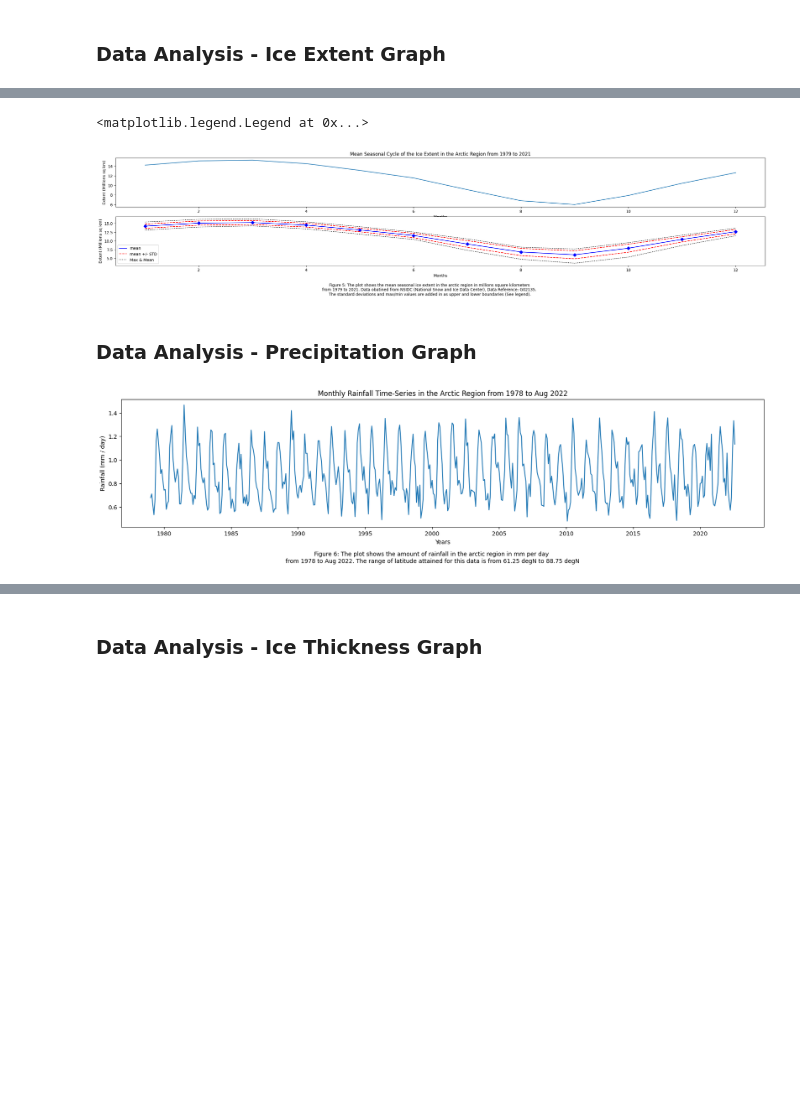
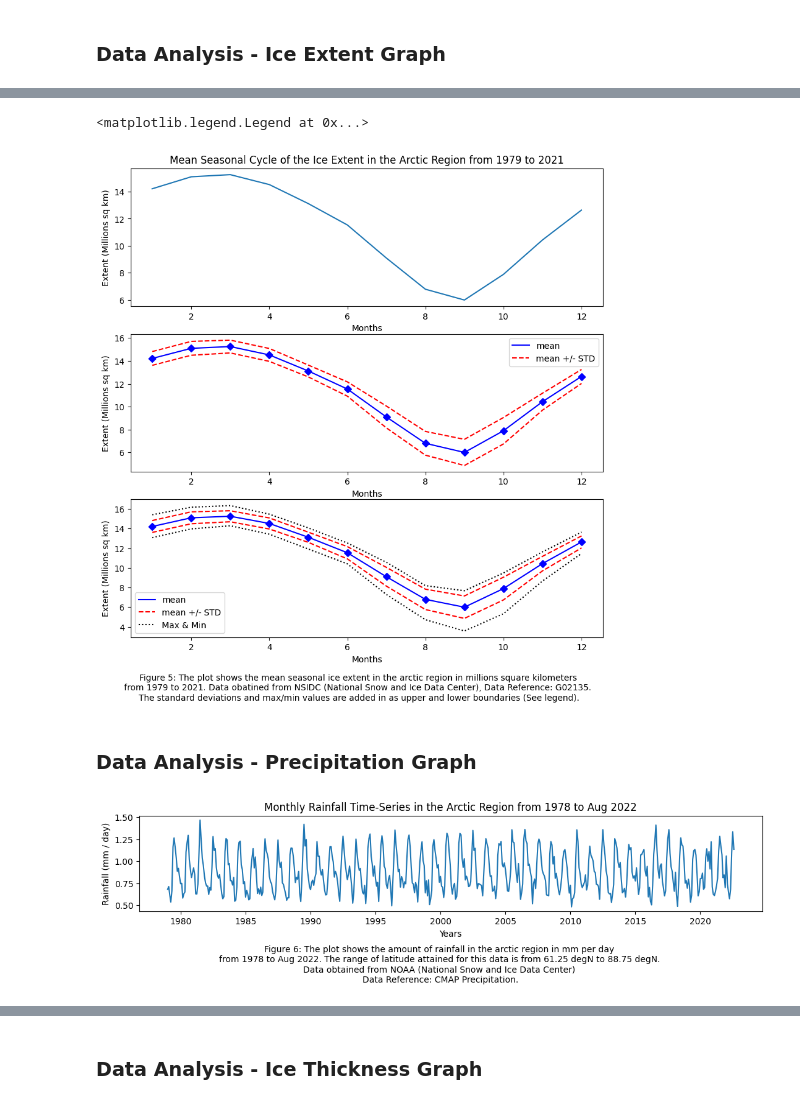
Before and after one commit to gardeneda/Arctic-Ice-vs-Precipitation, a Jupyter notebook: data_management.ipynb, the cells around one changed output, grey strips where cells are left out. Drawn from its saved outputs; the diff is of its cells as text; code cells hidden in the pictures; blank space fills up the shorter version.

```diff
--- a/data_management.ipynb
+++ b/data_management.ipynb
@@ -399,37 +409,48 @@ extent_max = monthly_ice_extent.groupby(monthly_ice_extent.index.month)['extent'
 
 # Get the minimum value of the ice extent for each month in every year.
 extent_min = monthly_ice_extent.groupby(monthly_ice_extent.index.month)['extent'].min()
 
 # Calculate upper std boundary and lower std boundary for graph.
 extent_upper_std = extent_monthly_annual_cycle + extent_std
 extent_lower_std = extent_monthly_annual_cycle - extent_std
 
 # Create Two Subplots to show a generic trend in the top graph and a more in-depth analysis on the bottom.
-fig1, (ax1, ax2) = plt.subplots(2,1,figsize=[30,5])
+fig1, (ax1, ax12, ax2) = plt.subplots(3,1,figsize=[10,10])
 
 # Subplot with general trend
 ax1.plot(extent_monthly_annual_cycle)
 ax1.set_title("Mean Seasonal Cycle of the Ice Extent in the Arctic Region from 1979 to 2021")
 ax1.set_xlabel("Months")
 ax1.set_ylabel("Extent (Millions sq km)")
 
 # Subplot with anomalies and min/max values plotted.
+ax12.plot(extent_monthly_annual_cycle, color='b', label='mean', linestyle='-')
+ax12.plot(extent_monthly_annual_cycle, 'bD')
+ax12.plot(extent_upper_std, color='r', label='mean +/- STD', linestyle='--')
+ax12.plot(extent_lower_std, color='r', linestyle='--')
+ax12.legend()
+# ax12.plot(extent_max, color ='k', label='Max & Min', linestyle=':')
+# ax12.plot(extent_min, color ='k', linestyle=':')
+ax12.set_xlabel("Months")
+ax12.set_ylabel("Extent (Millions sq km)")
+
+# Subplot with anomalies and min/max values plotted.
 ax2.plot(extent_monthly_annual_cycle, color='b', label='mean', linestyle='-')
 ax2.plot(extent_monthly_annual_cycle, 'bD')
 ax2.plot(extent_upper_std, color='r', label='mean +/- STD', linestyle='--')
 ax2.plot(extent_lower_std, color='r', linestyle='--')
-ax2.plot(extent_max, color ='k', label='Max & Mean', linestyle=':')
+ax2.plot(extent_max, color ='k', label='Max & Min', linestyle=':')
 ax2.plot(extent_min, color ='k', linestyle=':')
 ax2.set_xlabel("Months")
 ax2.set_ylabel("Extent (Millions sq km)")
-plt.figtext(0.5, -0.1, "Figure 5: The plot shows the mean seasonal ice extent in the arctic region in millions square kilometers \n"
+plt.figtext(0.5, 0.009, "Figure 5: The plot shows the mean seasonal ice extent in the arctic region in millions square kilometers \n"
                         + "from 1979 to 2021. Data obatined from NSIDC (National Snow and Ice Data Center), Data Reference: G02135. \n"
                         + "The standard deviations and max/min values are added in as upper and lower boundaries (See legend)."
             , wrap=True, horizontalalignment='center', fontsize=10)
 ax2.legend()
 # %% [output]
 <matplotlib.legend.Legend at 0x...>
-[figure, old version]
+[figure, new version]
 # %% [markdown]
 <h3>Data Analysis - Precipitation Graph</h3>
 # %%
@@ -445,17 +466,19 @@ precipitation_mean_monthly_raw = precipitation_mean_monthly_values.to_timestamp(
 # Isolate the specific column of data we need, which is 'precip' in this case.
 precipitation_mean_monthly = precipitation_mean_monthly_raw['precip']
 
-plt.figure(figsize=(20, 4))
+plt.figure(figsize=(13, 2))
 plt.plot(precipitation_mean_monthly)
 plt.xlabel("Years")
 plt.ylabel("Rainfall (mm / day)")
 plt.title("Monthly Rainfall Time-Series in the Arctic Region from 1978 to Aug 2022")
-plt.figtext(0.5, -0.1, "Figure 6: The plot shows the amount of rainfall in the arctic region in mm per day \n"
-                        + "from 1978 to Aug 2022. The range of latitude attained for this data is from 61.25 degN to 88.75 degN"
+plt.figtext(0.5, -0.45, "Figure 6: The plot shows the amount of rainfall in the arctic region in mm per day \n"
+                        + "from 1978 to Aug 2022. The range of latitude attained for this data is from 61.25 degN to 88.75 degN. \n" +
+                        "Data obtained from NOAA (National Snow and Ice Data Center) \n" +
+                        "Data Reference: CMAP Precipitation."
             , wrap=True, horizontalalignment='center', fontsize=10)
 plt.show()
 # %% [output]
-[figure, old version]
+[figure, new version]
 # %%
 ## MEAN SEASONAL CYCLE OF PRECIPITATION IN THE ARCTIC REGION (LAT 61.25 TO LAT 88.75)
 
```
Also changed, not shown: parts of 16 cells of this notebook, 1 other file.
